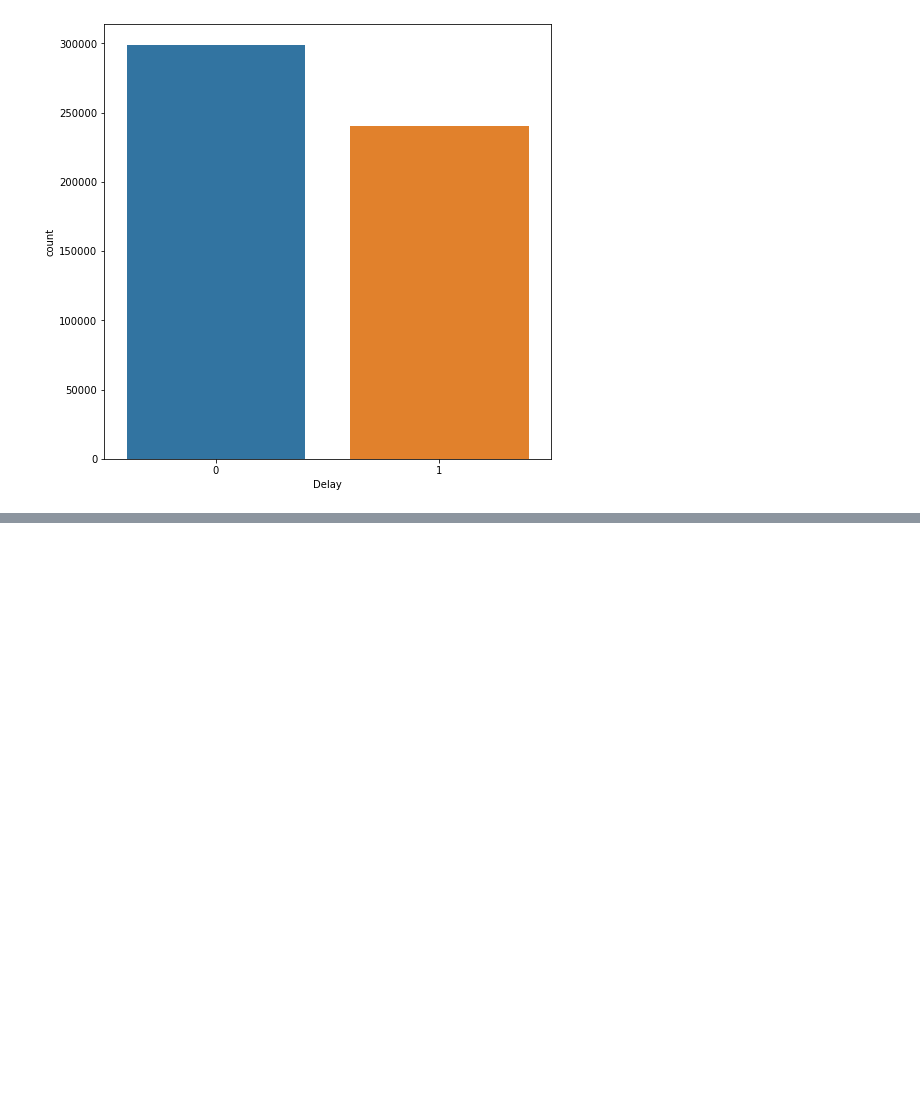
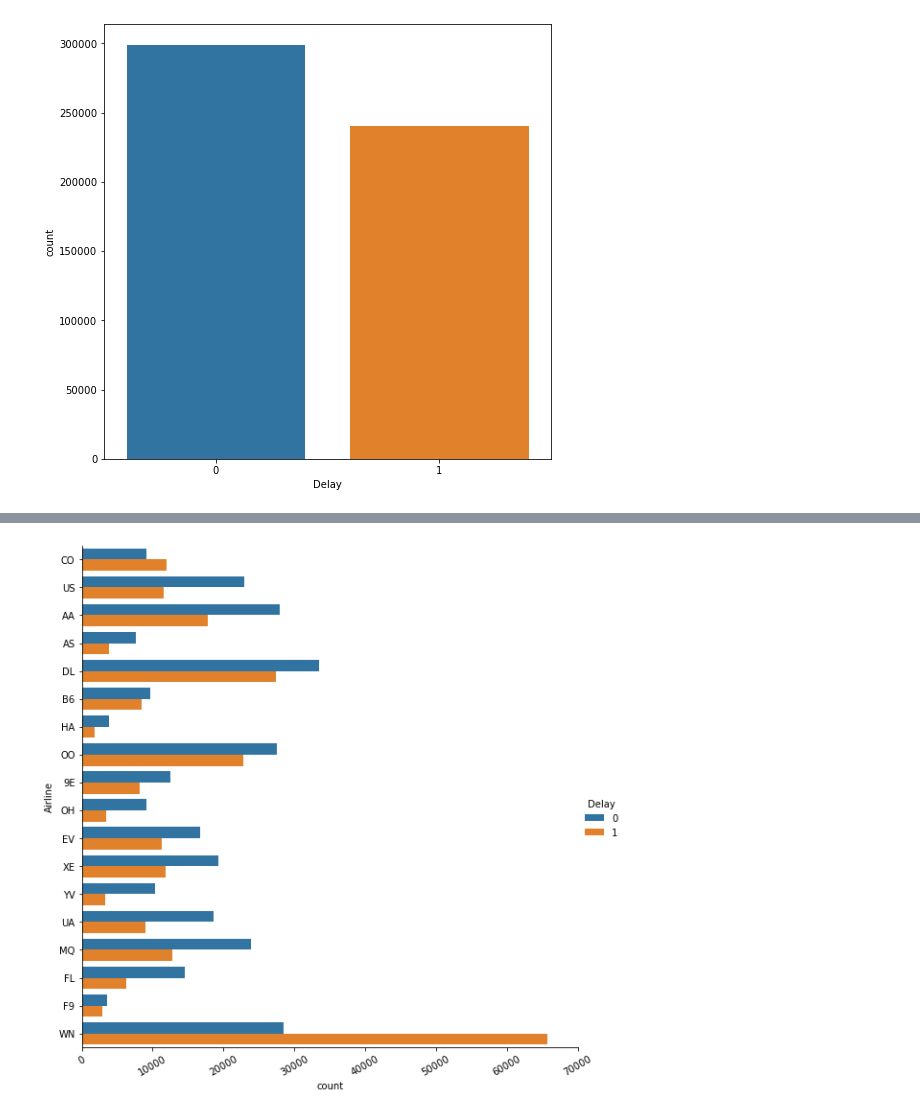
Before and after one commit to CleverJinn/DataScience, a Jupyter notebook: AirlinesPrediction/AR.ipynb, the cells around one changed output, grey strips where cells are left out. Drawn from its saved outputs; the diff is of its cells as text; code cells hidden in the pictures; blank space fills up the shorter version.

```diff
--- a/AirlinesPrediction/AR.ipynb
+++ b/AirlinesPrediction/AR.ipynb
@@ -112,0 +192,8 @@ Name: Delay, dtype: int64
+# %%
+#fig = plt.subplots(figsize=(22,6))
+#plt.title('The total count of Airlines that have been Delayed and Not Delayed')
+fig = sns.catplot(data=df, y='Airline', hue='Delay', kind='count', orient='V', height=8)
+fig.set_xticklabels(rotation=30)
+plt.show()
+# %% [output]
+[figure, added]
```
Also changed, not shown: parts of 23 cells of this notebook.
